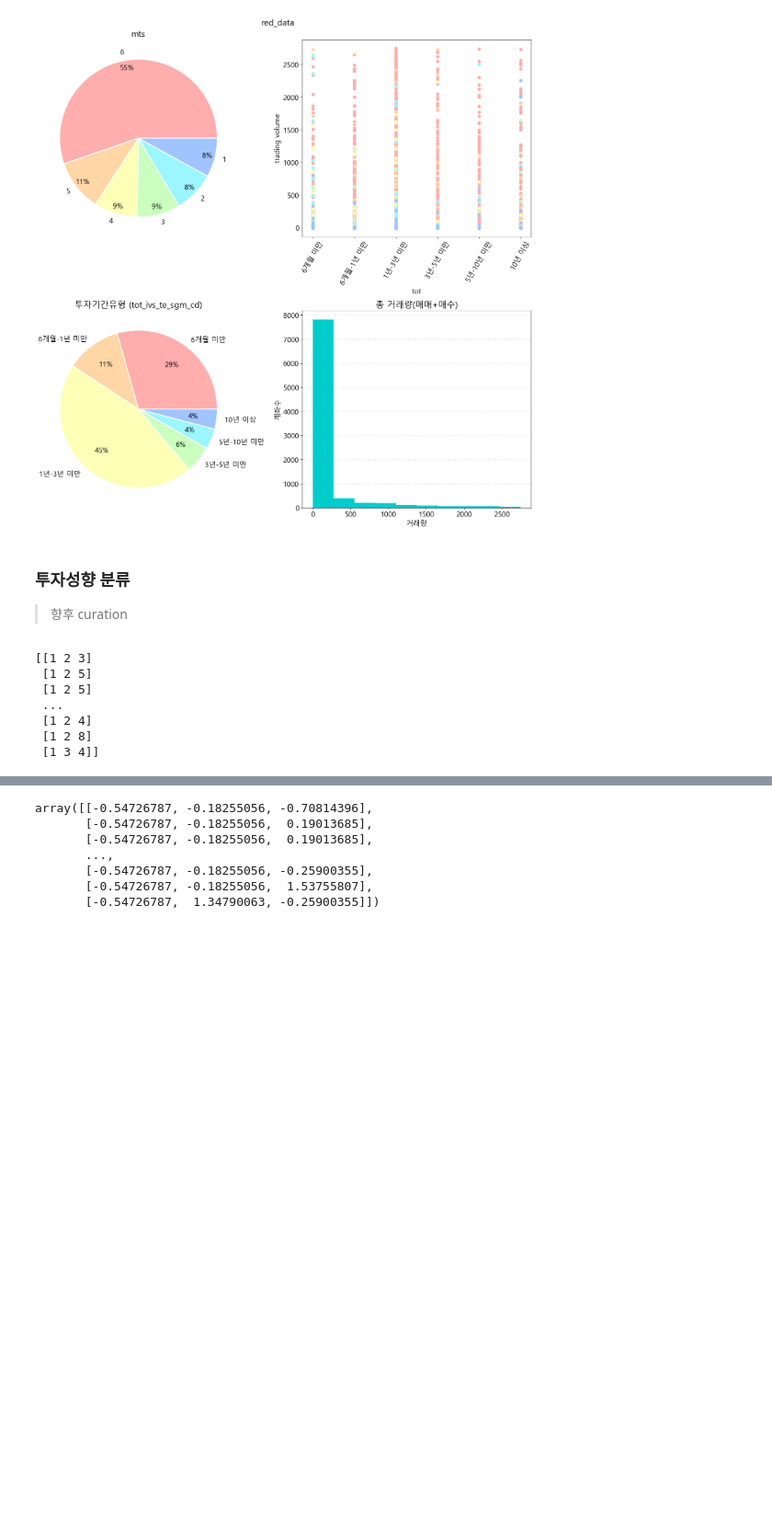
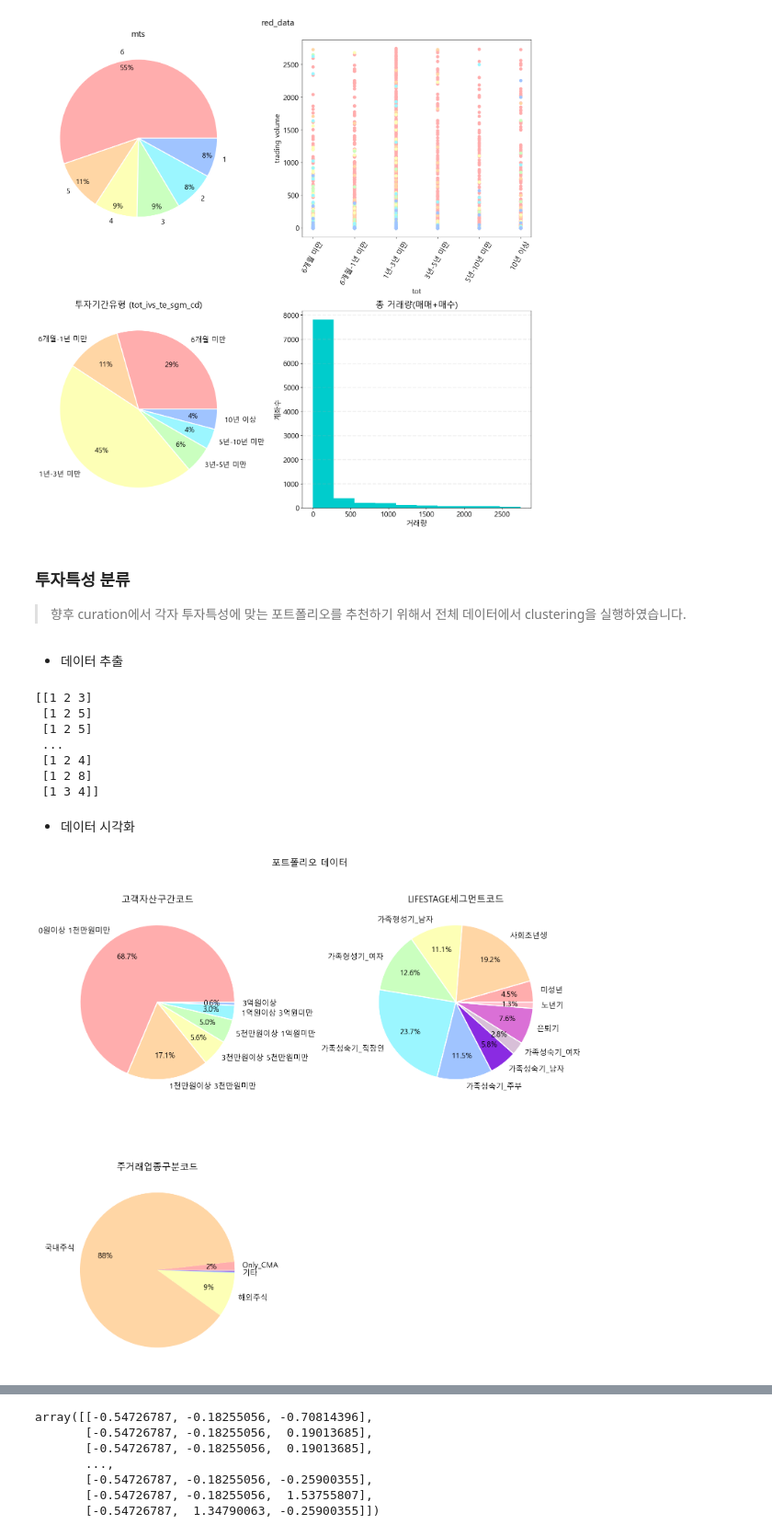
Before and after one commit to Dirtfy/NH_Project, a Jupyter notebook: test.ipynb, the cells around one changed output, grey strips where cells are left out. Shown at 92% size. Cells and saved outputs as stored; diff of their text form; code cells hidden in the pictures; blank space fills up the shorter version.

```diff
--- a/test.ipynb
+++ b/test.ipynb
@@ -446,8 +464,10 @@ plt.show()
 # %% [output]
 [figure]
 # %% [markdown]
-### 투자성향 분류
-> 향후 curation
+### 투자특성 분류
+> 향후 curation에서 각자 투자특성에 맞는 포트폴리오를 추천하기 위해서 전체 데이터에서 clustering을 실행하였습니다.
+# %% [markdown]
+- 데이터 추출
 # %%
 cus_ifo_1 = pd.read_csv("./cus_ifo.csv", header=0, usecols=['act_no', 'cus_aet_stn_cd', 'lsg_sgm_cd', 'mrz_pdt_tp_sgm_cd','bse_ym'])
 cus_ifo_1=cus_ifo_1.loc[cus_ifo_1['bse_ym']==202206]
@@ -471,3 +491,46 @@ print(data)
  [1 2 4]
  [1 2 8]
  [1 3 4]]
+# %% [markdown]
+- 데이터 시각화
+# %%
+def custom_autopct(pct):
+    # return ('%.1f%%' % pct) if pct >=10 else ''
+#     return '{:.1f}%'.format(pct) if pct>=10 else ''
+    return '{:.0f}%'.format(pct) if pct>=0.2 else ''
+# %%
+fig, axs=plt.subplots(2,2,figsize=(15,15), constrained_layout=True)
+fig.suptitle('포트폴리오 데이터')
+
+#첫 번째 그래프
+colors=['#ffadad', '#ffd6a5', '#fdffb6', '#caffbf', '#9bf6ff', '#a0c4ff', '#8a2be2', '#D8BFD8', '#DA70D6', '#FFC0CB', '#D2691E']
+wedgeprops={'edgecolor':'w', 'linewidth':2}
+
+cus_aet=cus_ifo_1['cus_aet_stn_cd'].value_counts()
+cus_aet.sort_index(inplace=True)
+labels=["0원이상 1천만원미만", "1천만원이상 3천만원미만", "3천만원이상 5천만원미만", "5천만원이상 1억원미만", "1억원이상 3억원미만", "3억원이상"]
+axs[0, 0].pie(cus_aet, labels=labels, autopct='%.1f%%', pctdistance=0.7, wedgeprops=wedgeprops, colors=colors)
+axs[0, 0].set_title('고객자산구간코드')
+
+#두 번째 그래프
+cus_isg=cus_ifo_1['lsg_sgm_cd'].value_counts()
+cus_isg.sort_index(inplace=True)
+labels = ["미성년", "사회초년생", "가족형성기_남자", "가족형성기_여자", \
+    "가족성숙기_직장인", "가족성숙기_주부", "가족성숙기_남자", "가족성숙기_여자", "은퇴기", "노년기"]
+axs[0, 1].pie(cus_isg, labels=labels, autopct='%.1f%%', pctdistance=0.7, wedgeprops=wedgeprops, colors=colors)
+axs[0, 1].set_title('LIFESTAGE세그먼트코드')
+
+#세 번째 그래프
+cus_mrz=cus_ifo_1['mrz_pdt_tp_sgm_cd'].value_counts()
+cus_mrz.sort_index(inplace=True)
+labels = ['Only_CMA', '국내주식', '해외주식', '기타']
+for _ in range(len(cus_mrz.index)-4):
+    labels.append('')
+axs[1, 0].pie(cus_mrz, labels=labels, autopct=custom_autopct, pctdistance=0.7, colors=colors)
+axs[1, 0].set_title('주거래업종구분코드')
+
+fig.delaxes(axs[1][1])
+
+plt.show()
+# %% [output]
+[figure, added]
```
Also changed, not shown: parts of 15 cells of this notebook, 1 other file.
